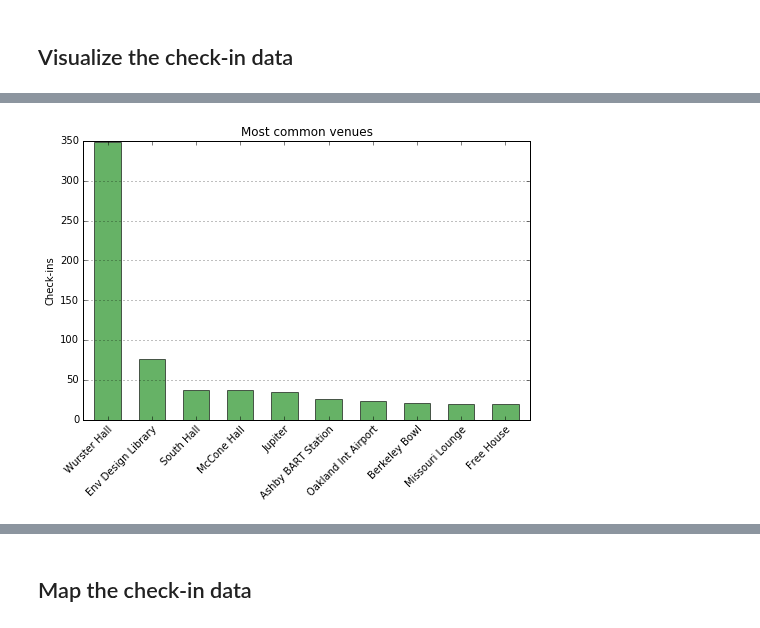
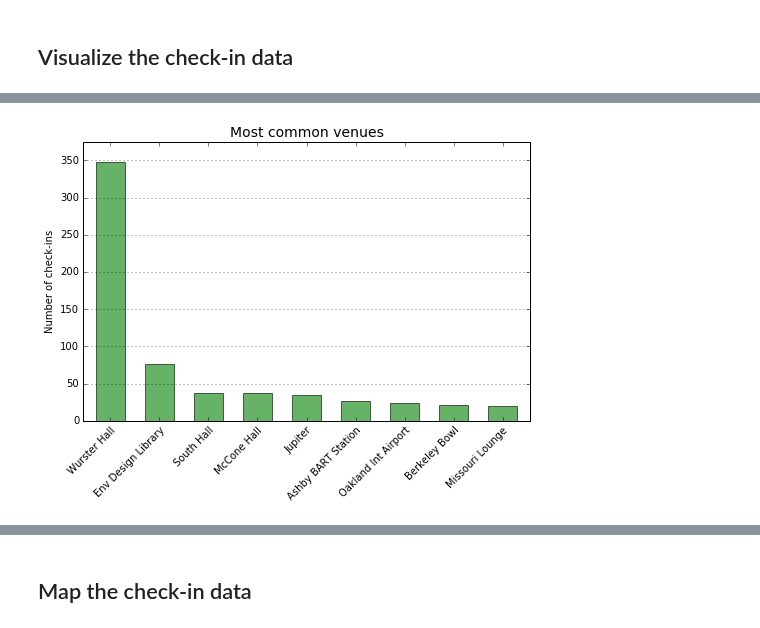
Before and after one commit to gboeing/data-visualization, a Jupyter notebook: location-history/foursquare-location-history.ipynb, the cells around one changed output, grey strips where cells are left out. Cells and saved outputs as stored; diff of their text form; code cells hidden in the pictures.

```diff
--- a/location-history/foursquare-location-history.ipynb
+++ b/location-history/foursquare-location-history.ipynb
@@ -14,6 +14,7 @@ from mpl_toolkits.basemap import Basemap
 from keys import foursquare_oauth_token
 
 %matplotlib inline
+title_fontsize = 14
 # %%
 # the json file will contain the entire downloaded check-ins data set
 json_file = 'data/foursqure-checkins.json'
@@ -145,17 +146,18 @@ plt.show()
 # %%
 # venues with the most check-ins
-countdata = df_filtered['venue_name'].value_counts().head(10)
+countdata = df_filtered['venue_name'].value_counts().head(9)
 ax = countdata.plot(kind='bar', figsize=[8, 5], width=0.6, alpha=0.6,
                     color='g', edgecolor='k', grid=False)
 ax.set_xticklabels(countdata.index, rotation=45, rotation_mode='anchor', ha='right')
+ax.set_ylim(0, 375)
 ax.yaxis.grid(True)
-ax.set_title('Most common venues')
-ax.set_ylabel('Check-ins')
+ax.set_title('Most common venues', fontsize=title_fontsize)
+ax.set_ylabel('Number of check-ins')
 
 plt.savefig('images/foursquare_common_venues.png', dpi=96, bbox_inches='tight')
 plt.show()
 # %% [output]
-[figure, old version]
+[figure, new version]
 # %%
 # check-ins by the day of the week
 countdata = df_filtered.groupby('weekday')['weekday'].count()
```
Also changed, not shown: parts of 8 cells of this notebook, 8 other files.
